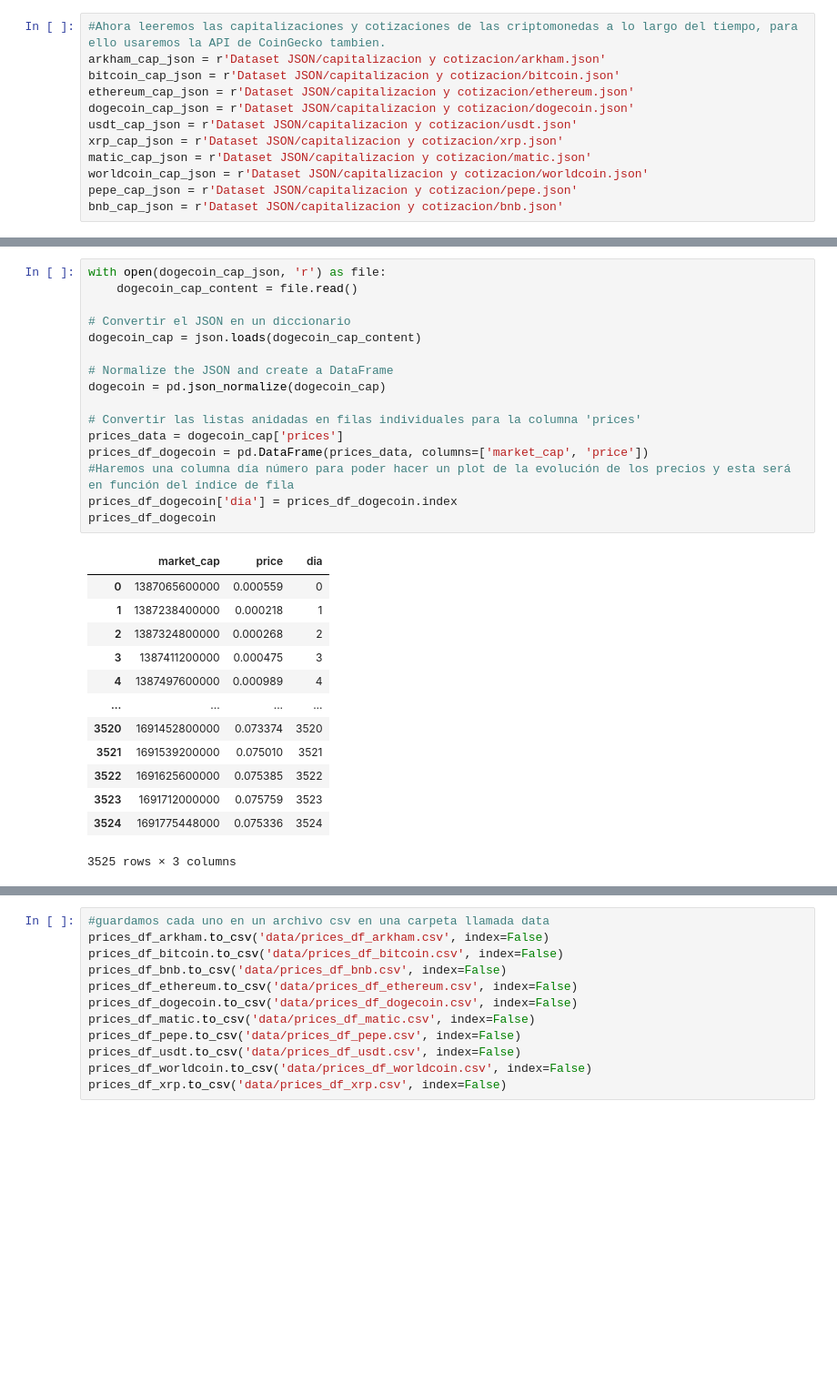
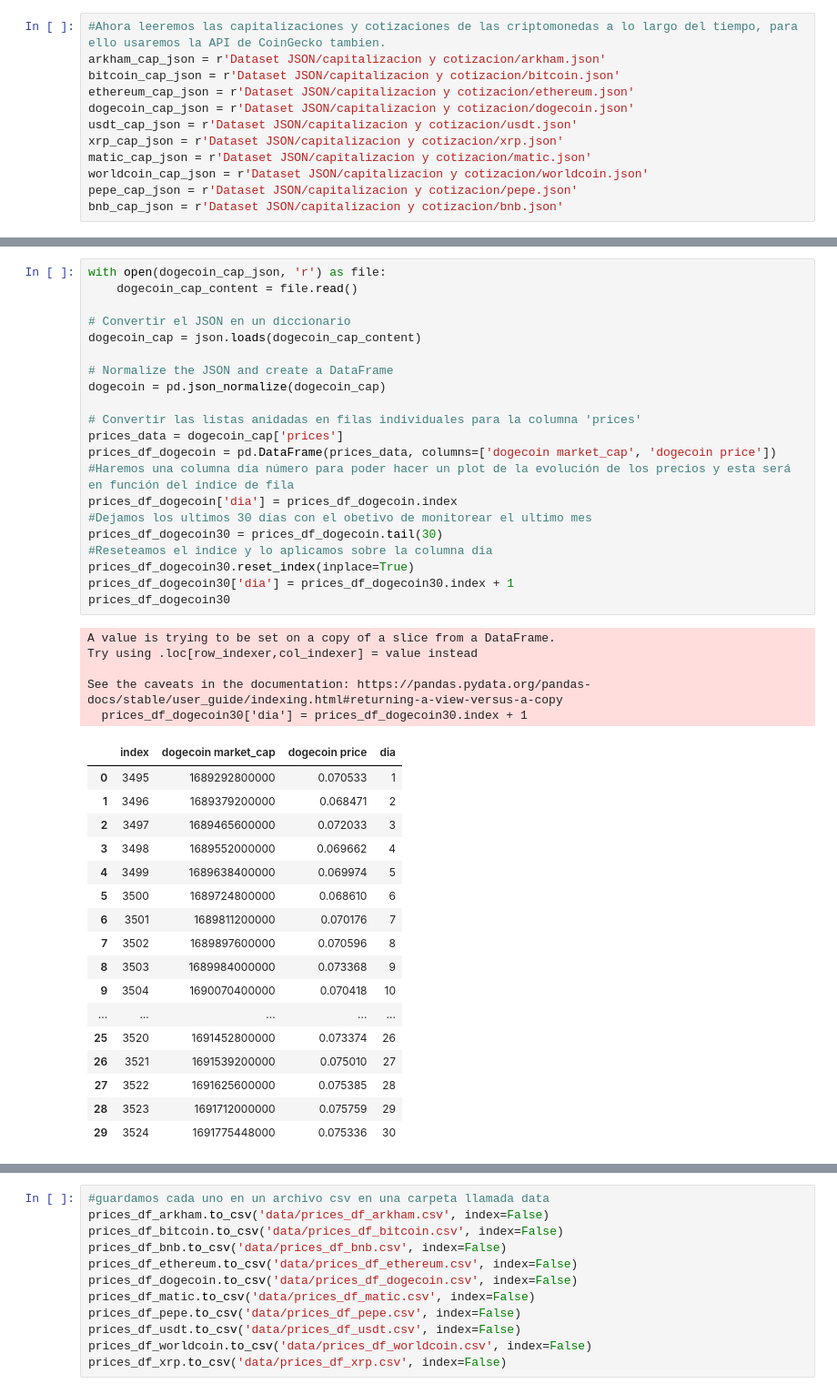
Before and after one commit to NahuVidales/CryptoDataAnalytics, a Jupyter notebook: ETL.ipynb, the cells around one changed output, grey strips where cells are left out. Shown at 91% size. Drawn from its saved outputs; the diff is of its cells as text; blank space fills up the shorter version.

```diff
--- a/ETL.ipynb
+++ b/ETL.ipynb
@@ -541,33 +565,47 @@ prices_df_bnb
 # %%
 with open(dogecoin_cap_json, 'r') as file:
     dogecoin_cap_content = file.read()
 
 # Convertir el JSON en un diccionario
 dogecoin_cap = json.loads(dogecoin_cap_content)
 
 # Normalize the JSON and create a DataFrame
 dogecoin = pd.json_normalize(dogecoin_cap)
 
 # Convertir las listas anidadas en filas individuales para la columna 'prices'
 prices_data = dogecoin_cap['prices']
-prices_df_dogecoin = pd.DataFrame(prices_data, columns=['market_cap', 'price'])
+prices_df_dogecoin = pd.DataFrame(prices_data, columns=['dogecoin market_cap', 'dogecoin price'])
 #Haremos una columna día número para poder hacer un plot de la evolución de los precios y esta será en función del índice de fila
 prices_df_dogecoin['dia'] = prices_df_dogecoin.index
-prices_df_dogecoin
+#Dejamos los ultimos 30 días con el obetivo de monitorear el ultimo mes
+prices_df_dogecoin30 = prices_df_dogecoin.tail(30)
+#Reseteamos el indice y lo aplicamos sobre la columna dia
+prices_df_dogecoin30.reset_index(inplace=True)
+prices_df_dogecoin30['dia'] = prices_df_dogecoin30.index + 1
+prices_df_dogecoin30
 # %% [output]
+A value is trying to be set on a copy of a slice from a DataFrame.
+Try using .loc[row_indexer,col_indexer] = value instead
+
+See the caveats in the documentation: https://pandas.pydata.org/pandas-docs/stable/user_guide/indexing.html#returning-a-view-versus-a-copy
+  prices_df_dogecoin30['dia'] = prices_df_dogecoin30.index + 1
-|  | market_cap | price | dia |
-| 0 | 1387065600000 | 0.000559 | 0 |
-| 1 | 1387238400000 | 0.000218 | 1 |
-| 2 | 1387324800000 | 0.000268 | 2 |
-| 3 | 1387411200000 | 0.000475 | 3 |
-| 4 | 1387497600000 | 0.000989 | 4 |
-| ... | ... | ... | ... |
-| 3520 | 1691452800000 | 0.073374 | 3520 |
-| 3521 | 1691539200000 | 0.075010 | 3521 |
-| 3522 | 1691625600000 | 0.075385 | 3522 |
-| 3523 | 1691712000000 | 0.075759 | 3523 |
-| 3524 | 1691775448000 | 0.075336 | 3524 |
+|  | index | dogecoin market_cap | dogecoin price | dia |
+| 0 | 3495 | 1689292800000 | 0.070533 | 1 |
+| 1 | 3496 | 1689379200000 | 0.068471 | 2 |
+| 2 | 3497 | 1689465600000 | 0.072033 | 3 |
+| 3 | 3498 | 1689552000000 | 0.069662 | 4 |
+| 4 | 3499 | 1689638400000 | 0.069974 | 5 |
+| 5 | 3500 | 1689724800000 | 0.068610 | 6 |
+| 6 | 3501 | 1689811200000 | 0.070176 | 7 |
+| 7 | 3502 | 1689897600000 | 0.070596 | 8 |
+| 8 | 3503 | 1689984000000 | 0.073368 | 9 |
+| 9 | 3504 | 1690070400000 | 0.070418 | 10 |
+| ... | ... | ... | ... | ... |
+| 25 | 3520 | 1691452800000 | 0.073374 | 26 |
+| 26 | 3521 | 1691539200000 | 0.075010 | 27 |
+| 27 | 3522 | 1691625600000 | 0.075385 | 28 |
+| 28 | 3523 | 1691712000000 | 0.075759 | 29 |
+| 29 | 3524 | 1691775448000 | 0.075336 | 30 |
-3525 rows × 3 columns
 # %%
 with open(ethereum_cap_json, 'r') as file:
     ethereum_cap_content = file.read()
```
Also changed, not shown: parts of 11 cells of this notebook, 12 other files.
